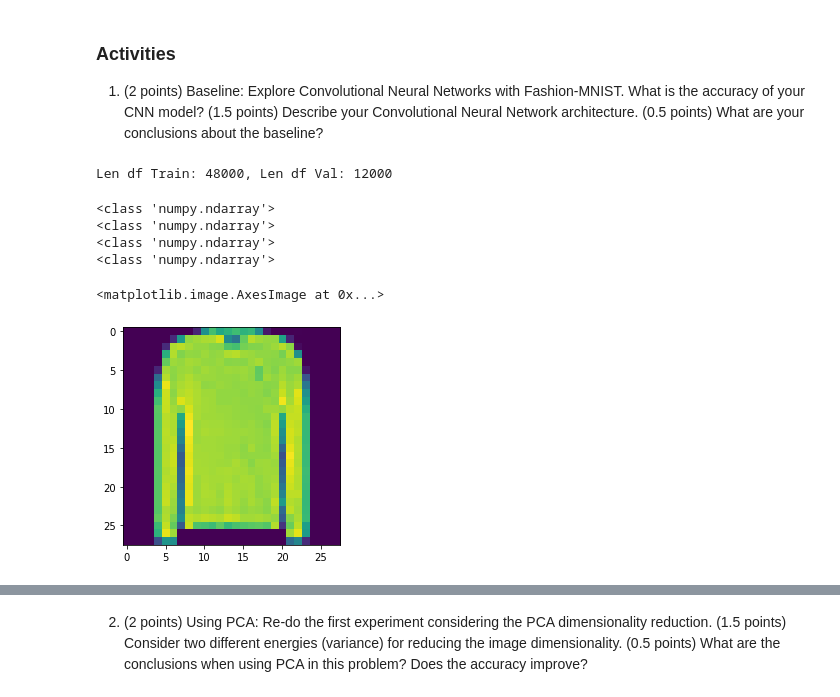
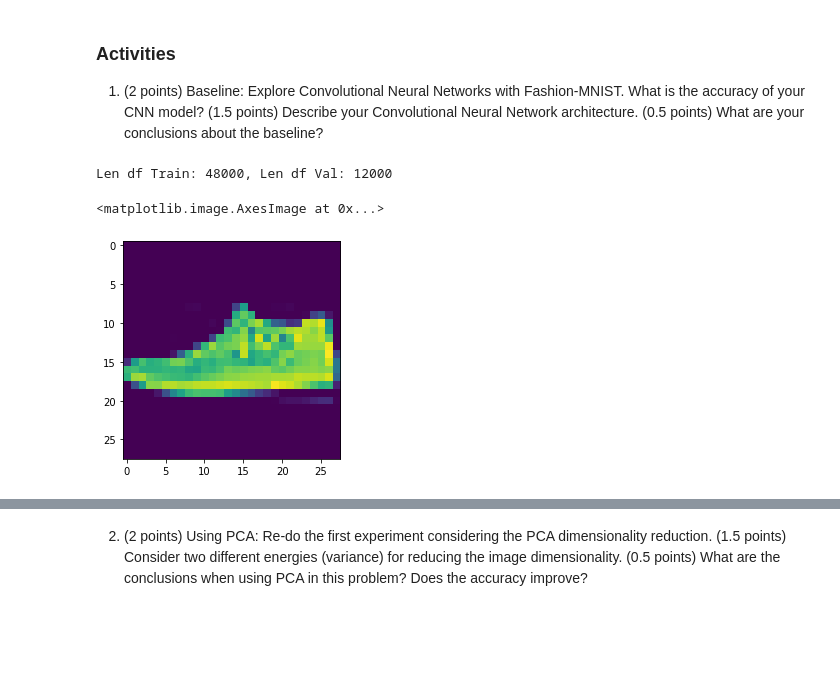
Before and after one commit to randersonLemos/mc886, a Jupyter notebook: t4/V0_2022s2_mc886mo444_assignment_04-Copy1.ipynb, the cells around one changed output, grey strips where cells are left out. Drawn from its saved outputs; the diff is of its cells as text; code cells hidden in the pictures; blank space fills up the shorter version.

```diff
--- a/t4/V0_2022s2_mc886mo444_assignment_04-Copy1.ipynb
+++ b/t4/V0_2022s2_mc886mo444_assignment_04-Copy1.ipynb
@@ -55,7 +59,7 @@ https://www.dropbox.com/s/qawunrav8ri0sp4/fashion-mnist-dataset.zip:
 # %%
 # Download Fashion-MNIST
 #->
-df = pd.read_csv("fashion-mnist_train.csv.zip")
+df = pd.read_csv("/home/cinthiakleiner/Documents/Unicamp/MO444/Trabalhos/Trabalho 04/fashion-mnist_train.csv.zip")
 df.head()
 # %% [output]
 |  | label | pixel1 | pixel2 | pixel3 | pixel4 | pixel5 | pixel6 | pixel7 | pixel8 | pixel9 | ... | ... |
@@ -106,6 +110,31 @@ LR = 1e-4
 EPOCHS = 30
 BATCH_SIZE = 64
 # %%
+##############################################################################################################
+#####                                        utils functions
+##############################################################################################################
+
+def save_metric_plot(train_metric, val_metric):
+    '''
+    Create a graph Comparing the validation and train Loss x Epochs
+        Args:
+            train_metric: list with train metric values
+            val_metric: list with val metric values
+        Retuns:
+            loss.jpg figure
+    '''
+    print(val_loss)
+    print(val_loss)
+    plt.figure(figsize=(10,7))
+    plt.plot(train_metric, color='blue', label='train loss')
+    plt.plot(val_metric, color='red', label='validation loss')
+    plt.xlabel('Epochs')
+    plt.ylabel('Loss')
+    plt.legend()
+    plt.savefig('loss.jpg')
+    plt.show()
+
+
 def train_val_split(df, train_frac=0.80, val_frac=0.20):
     '''
     Performs train val split of the dataframe
@@ -128,12 +157,14 @@ def train_val_split(df, train_frac=0.80, val_frac=0.20):
     val_df = df[-num_val_samples:].reset_index(drop=True)
 
     return train_df, val_df
-
-train_df, val_df = train_val_split(df)
-print(f'Len df Train: {len(train_df)}, Len df Val: {len(val_df)}')
-# print(f'Len X Train: {len(x_train)}, Len X Val: {len(x_val)}, Len y Train: {len(y_train)}, Len X Val: {len(y_val)} ')
-# %% [output]
-Len df Train: 48000, Len df Val: 12000
+# %%
+#Spliting the data in train and validation steps:
+
+train_df, val_df = train_val_split(df)
+print(f'Len df Train: {len(train_df)}, Len df Val: {len(val_df)}')
+# print(f'Len X Train: {len(x_train)}, Len X Val: {len(x_val)}, Len y Train: {len(y_train)}, Len X Val: {len(y_val)} ')
+# %% [output]
+Len df Train: 48000, Len df Val: 12000
 # %%
 #DatasetCLass:
 class FashionMinistDataset(Dataset):
@@ -178,22 +209,18 @@ class FashionMinistDataset(Dataset):
         return img, label
 # %%
 #Setting Dataset:
-train_set = FashionMinistDataset(train_df)
-val_set = FashionMinistDataset(val_df)
+train_set = FashionMinistDataset(train_df, is_train=True)
+val_set = FashionMinistDataset(val_df, is_train=False)
 
 #Setting DataLoaders:
 train_loader = DataLoader(train_set, shuffle=True, batch_size=BATCH_SIZE)
 val_loader = DataLoader(val_set, shuffle=False, batch_size=BATCH_SIZE)
-# %% [output]
-<class 'numpy.ndarray'>
-<class 'numpy.ndarray'>
-<class 'numpy.ndarray'>
-<class 'numpy.ndarray'>
 # %%
-plt.imshow(train_set[1000][0][0].numpy())
+#Checking image and label after dataset pipeline
+plt.imshow(train_set[6000][0][0].numpy())
 # %% [output]
 <matplotlib.image.AxesImage at 0x...>
-[figure, old version]
+[figure, new version]
 # %%
 # Create your convolutional neural network architecture
 
```
Also changed, not shown: parts of 7 cells of this notebook.
